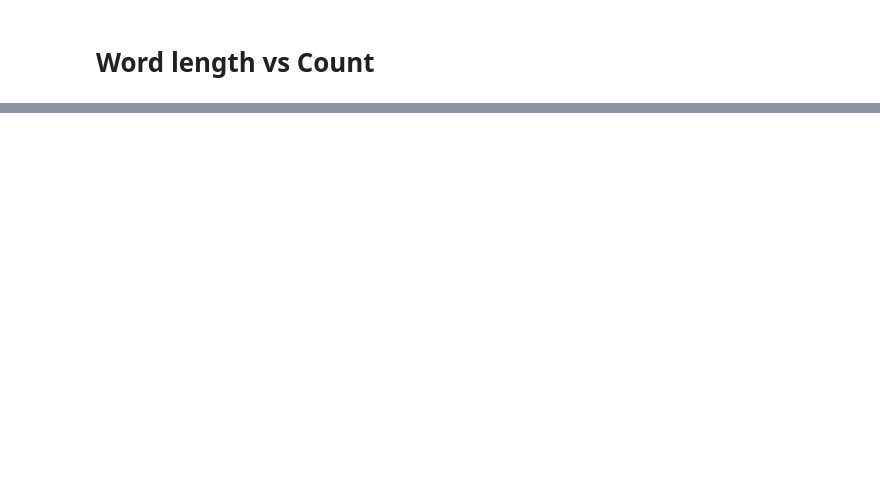
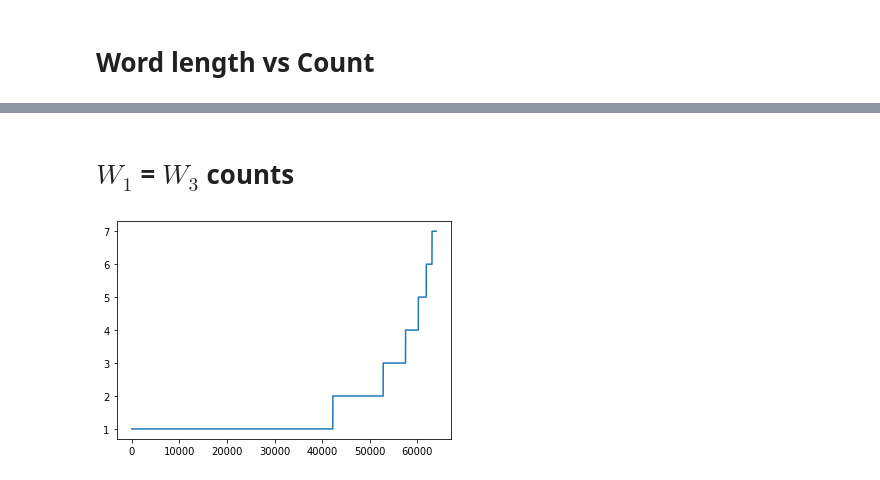
Before and after one commit to WernerVdM97/SKRIPSIE, a Jupyter notebook: Analysing possible features.ipynb, the cells around one changed output, grey strips where cells are left out. Saved outputs shown, nothing was run; the diff lists cells and outputs as text; code cells hidden in the pictures; blank space fills up the shorter version.

```diff
--- a/Analysing possible features.ipynb
+++ b/Analysing possible features.ipynb
@@ -40,0 +93,7 @@ plt.show()
+# %% [markdown]
+# $W_{1}$ = $W_{3}$ counts
+# %%
+plt.plot(repeating)
+plt.show()
+# %% [output]
+[figure, added]
```
Also changed, not shown: parts of 6 cells of this notebook, 3 other files.
